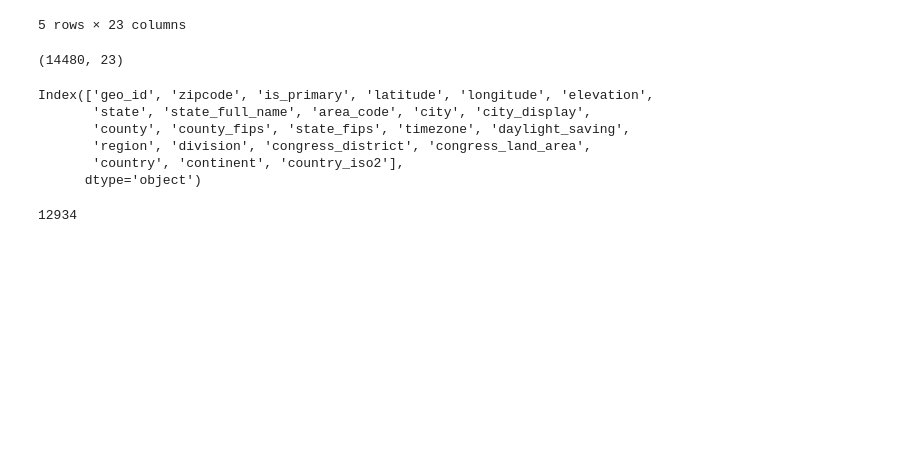
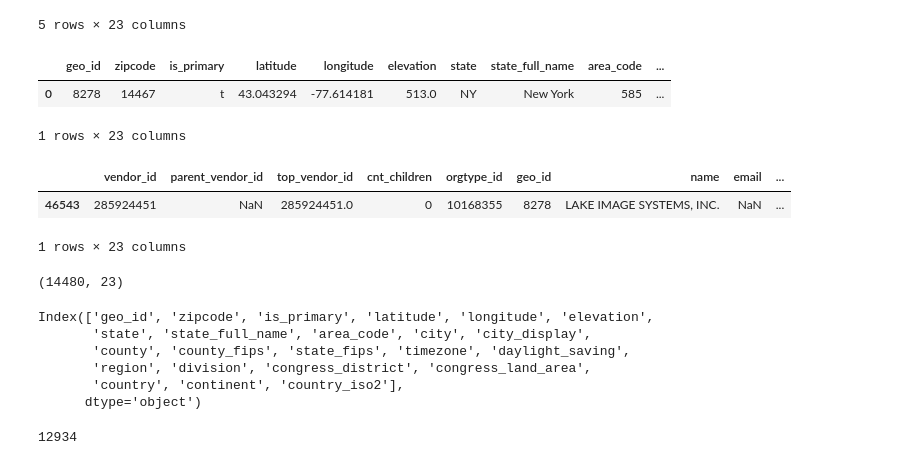
Before and after one commit to jeffersonzaki/Govini, a Jupyter notebook: Untitled.ipynb, the cells around one changed output. Cells and saved outputs as stored; diff of their text form; code cells hidden in the pictures; blank space fills up the shorter version.

```diff
--- a/Untitled.ipynb
+++ b/Untitled.ipynb
@@ -156,6 +156,18 @@ a_geo_csv.head()
 | 3 | 382713 | E2K1K7 | t | 45.276163 | -66.080195 | 57.0 | New Brunswick / Nouveau-Brunswick | New Brunswick / Nouveau-Brunswick | CA-NB | ... |
 | 4 | 8165 | 14213 | t | 42.916747 | -78.892782 | 583.0 | NY | New York | 716 | ... |
 5 rows × 23 columns
+# %%
+a_geo_csv.loc[a_geo_csv["geo_id"] == 8278]
+# %% [output]
+|  | geo_id | zipcode | is_primary | latitude | longitude | elevation | state | state_full_name | area_code | ... |
+| 0 | 8278 | 14467 | t | 43.043294 | -77.614181 | 513.0 | NY | New York | 585 | ... |
+1 rows × 23 columns
+# %%
+a_company_csv.loc[a_company_csv["geo_id"] == 8278]
+# %% [output]
+|  | vendor_id | parent_vendor_id | top_vendor_id | cnt_children | orgtype_id | geo_id | name | email | ... |
+| 46543 | 285924451 | NaN | 285924451.0 | 0 | 10168355 | 8278 | LAKE IMAGE SYSTEMS, INC. | NaN | ... |
+1 rows × 23 columns
 # %%
 a_geo_csv.shape
 # %% [output]
```
Also changed, not shown: parts of 32 cells of this notebook.
